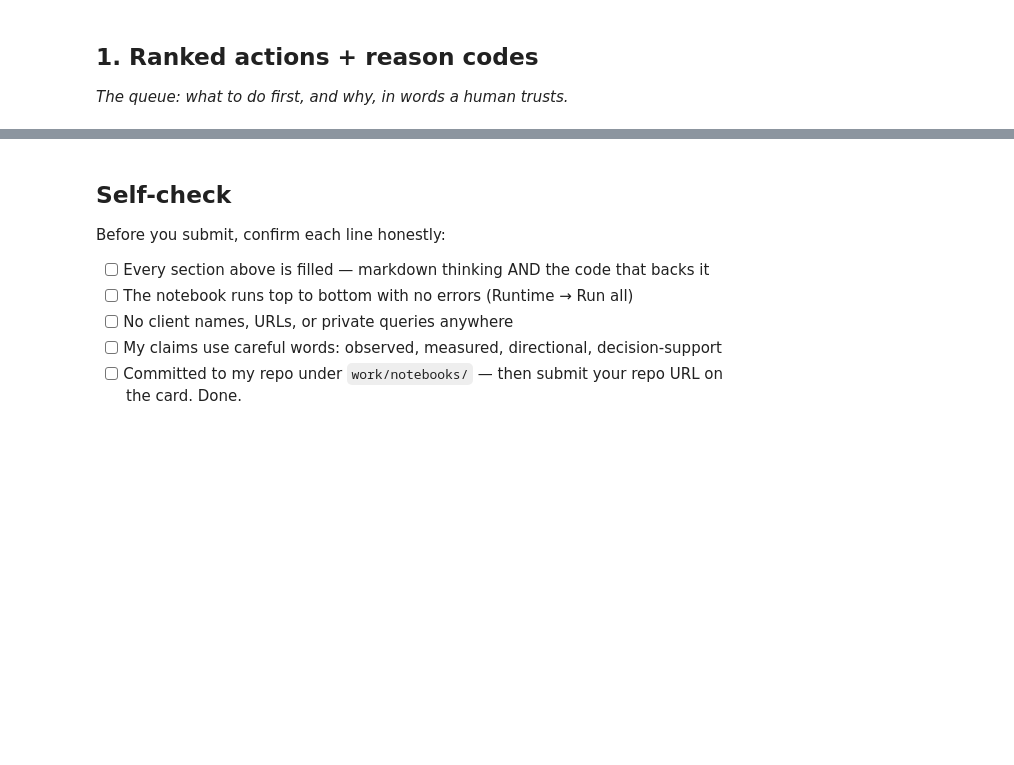
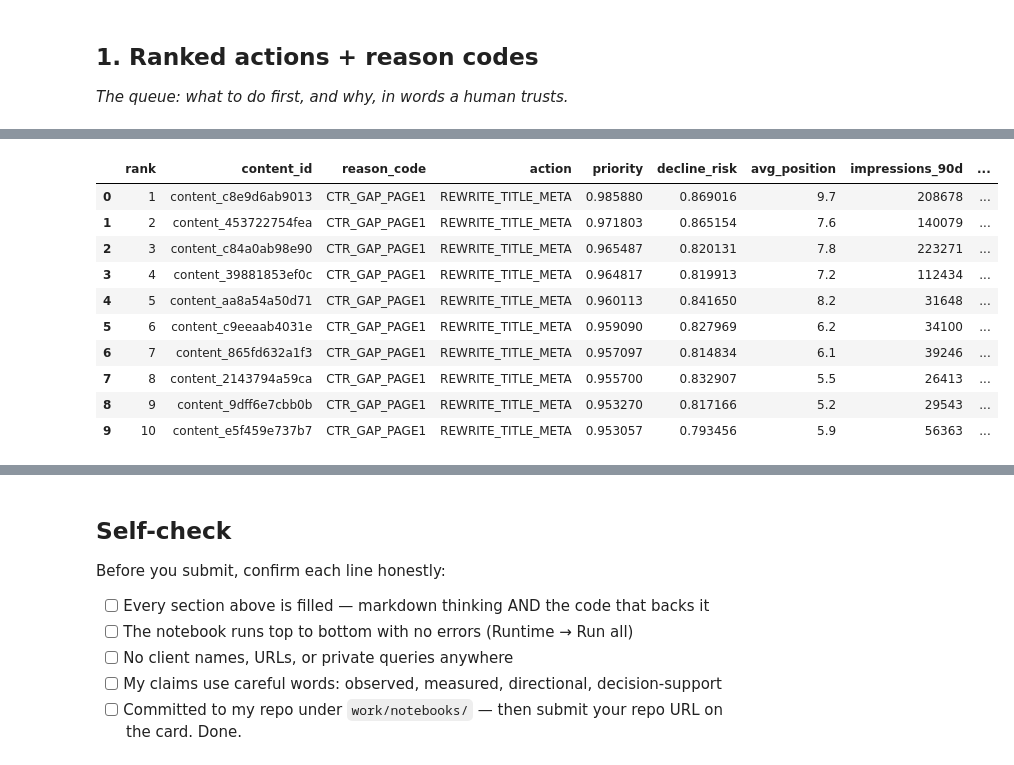
Before and after one commit to mahmarani/flyrank-ml-internship, a Jupyter notebook: work/notebooks/w07_action_playbook.ipynb, the cells around one changed output, grey strips where cells are left out. Saved outputs shown, nothing was run; the diff lists cells and outputs as text; code cells hidden in the pictures; blank space fills up the shorter version.

Commit message:
ML-10: content action playbook with ranked queue, limits, review rules and monitoring triggers

```diff
--- a/work/notebooks/w07_action_playbook.ipynb
+++ b/work/notebooks/w07_action_playbook.ipynb
@@ -43,0 +13,73 @@ This skeleton is yours to fill. Work the sections **in order** — each one has
+# %%
+import os, json
+if not os.path.exists("data/raw/content_refresh_anonymized.csv"):
+    !git clone https://github.com/mahmarani/flyrank-ml-internship.git
+    %cd flyrank-ml-internship
+import pandas as pd, numpy as np
+from sklearn.model_selection import GroupKFold, cross_val_predict
+from sklearn.pipeline import Pipeline
+from sklearn.compose import ColumnTransformer
+from sklearn.preprocessing import StandardScaler, OneHotEncoder
+from sklearn.impute import SimpleImputer
+from sklearn.linear_model import LogisticRegression
+from sklearn.metrics import average_precision_score
+
+df = pd.read_csv("data/raw/content_refresh_anonymized.csv")
+df = df[df.impressions_90d > 0].drop_duplicates("content_id").reset_index(drop=True)
+df["y"] = (df.trend_direction.str.lower() == "down").astype(int)
+num = ["search_volume","competition","cpc","word_count","char_count","impressions_90d","clicks_90d",
+       "sessions_90d","engaged_sessions_90d","ai_sessions_90d","days_with_impressions","days_with_sessions",
+       "content_age_days","days_since_last_update","ctr","avg_position","engagement_rate","scroll_rate","ai_traffic_pct"]
+cat = ["competition_level","content_type","main_intent","freshness_tier","position_tier","impression_tier"]
+X_cols = num + cat
+
+def precision_at_k(y, score, k):
+    return float(np.asarray(y)[np.argsort(-np.asarray(score))[:k]].mean())
+
+pre = ColumnTransformer([
+    ("num", Pipeline([("imp", SimpleImputer(strategy="median")), ("sc", StandardScaler())]), num),
+    ("cat", OneHotEncoder(handle_unknown="ignore"), cat)])
+lr = Pipeline([("pre", pre), ("m", LogisticRegression(max_iter=1000))])
+
+# every page is scored by a model that never saw that page's client (out-of-fold, grouped by client)
+gkf = GroupKFold(n_splits=5)
+df["decline_risk"] = cross_val_predict(lr, df[X_cols], df.y, cv=gkf, groups=df.client_id,
+                                       method="predict_proba")[:, 1]
+base = df.y.mean()
+print("Out-of-fold (client-grouped): base rate", round(base, 3),
+      "| P@50", precision_at_k(df.y, df.decline_risk, 50),
+      "| P@100", precision_at_k(df.y, df.decline_risk, 100),
+      "| AP", round(average_precision_score(df.y, df.decline_risk), 3))
+
+# priority = decline risk + visibility + CTR gap (percentile ranks)
+df["ctr_gap"] = (df.groupby("position_tier")["ctr"].transform("median") - df["ctr"]).clip(lower=0)
+df["priority"] = (0.5*df.decline_risk.rank(pct=True) + 0.3*df.impressions_90d.rank(pct=True)
+                  + 0.2*df.ctr_gap.rank(pct=True))
+
+# archetypes -> ONE reason code and action each (first match wins)
+imp_med = df.impressions_90d.median()
+stale_cut = df.days_since_last_update.quantile(0.75)
+gap_cut = df.ctr_gap[df.ctr_gap > 0].median()
+conds = [
+    (df.avg_position <= 10) & (df.ctr_gap >= gap_cut) & (df.impressions_90d >= imp_med),
+    (df.avg_position > 10) & (df.avg_position <= 20) & (df.impressions_90d >= imp_med),
+    (df.word_count < 1500) & (df.impressions_90d >= imp_med),
+    (df.days_since_last_update >= stale_cut),
+]
+df["reason_code"] = np.select(conds, ["CTR_GAP_PAGE1","STRIKING_DISTANCE","THIN_VISIBLE","STALE_VISIBLE"],
+                              default="LOW_PRIORITY")
+df["action"] = df.reason_code.map({"CTR_GAP_PAGE1":"REWRITE_TITLE_META",
+    "STRIKING_DISTANCE":"TARGETED_RELEVANCE_UPDATE", "THIN_VISIBLE":"EXPAND_THIN_PAGE",
+    "STALE_VISIBLE":"REFRESH_REVIEW", "LOW_PRIORITY":"MONITOR"})
+
+queue = df.sort_values("priority", ascending=False).reset_index(drop=True)
+queue["rank"] = queue.index + 1
+
+# archetype -> action table, with the observed decline rate per archetype
+arch = df.groupby(["reason_code","action"]).agg(pages=("y","size"), observed_decline_rate=("y","mean"),
+                                                mean_decline_risk=("decline_risk","mean")).round(3)
+print("\nBase decline rate:", round(base, 3))
+display(arch)
+display(queue.head(10)[["rank","content_id","reason_code","action","priority","decline_risk",
+                        "avg_position","impressions_90d","ctr"]])
+# %% [output]
@@ -43,0 +104,11 @@ This skeleton is yours to fill. Work the sections **in order** — each one has
+|  | rank | content_id | reason_code | action | priority | decline_risk | avg_position | impressions_90d | ... |
+| 0 | 1 | content_c8e9d6ab9013 | CTR_GAP_PAGE1 | REWRITE_TITLE_META | 0.985880 | 0.869016 | 9.7 | 208678 | ... |
+| 1 | 2 | content_453722754fea | CTR_GAP_PAGE1 | REWRITE_TITLE_META | 0.971803 | 0.865154 | 7.6 | 140079 | ... |
+| 2 | 3 | content_c84a0ab98e90 | CTR_GAP_PAGE1 | REWRITE_TITLE_META | 0.965487 | 0.820131 | 7.8 | 223271 | ... |
+| 3 | 4 | content_39881853ef0c | CTR_GAP_PAGE1 | REWRITE_TITLE_META | 0.964817 | 0.819913 | 7.2 | 112434 | ... |
+| 4 | 5 | content_aa8a54a50d71 | CTR_GAP_PAGE1 | REWRITE_TITLE_META | 0.960113 | 0.841650 | 8.2 | 31648 | ... |
+| 5 | 6 | content_c9eeaab4031e | CTR_GAP_PAGE1 | REWRITE_TITLE_META | 0.959090 | 0.827969 | 6.2 | 34100 | ... |
+| 6 | 7 | content_865fd632a1f3 | CTR_GAP_PAGE1 | REWRITE_TITLE_META | 0.957097 | 0.814834 | 6.1 | 39246 | ... |
+| 7 | 8 | content_2143794a59ca | CTR_GAP_PAGE1 | REWRITE_TITLE_META | 0.955700 | 0.832907 | 5.5 | 26413 | ... |
+| 8 | 9 | content_9dff6e7cbb0b | CTR_GAP_PAGE1 | REWRITE_TITLE_META | 0.953270 | 0.817166 | 5.2 | 29543 | ... |
+| 9 | 10 | content_e5f459e737b7 | CTR_GAP_PAGE1 | REWRITE_TITLE_META | 0.953057 | 0.793456 | 5.9 | 56363 | ... |
```
Also changed, not shown: parts of 20 cells of this notebook.
